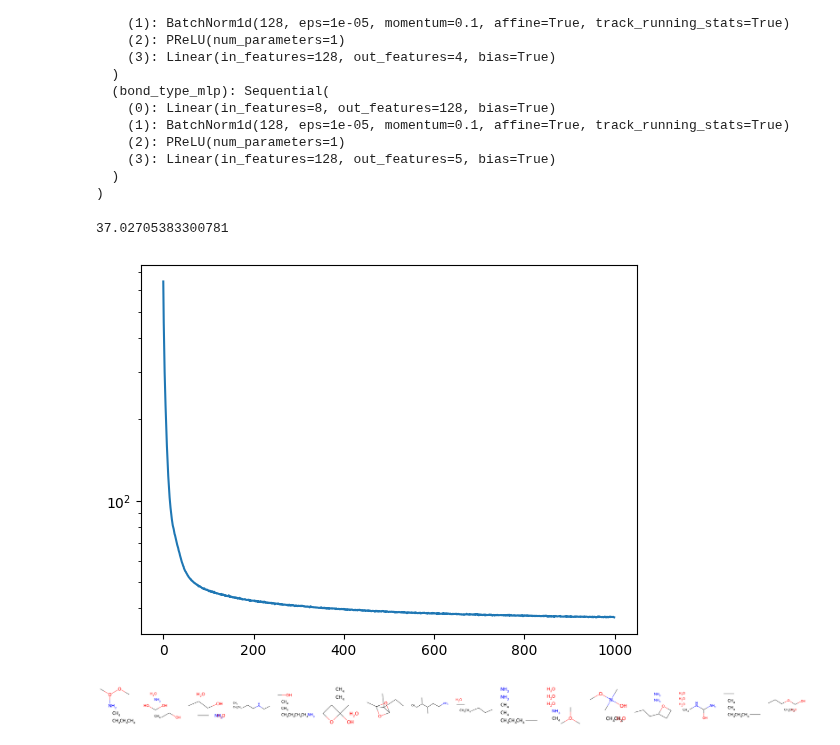
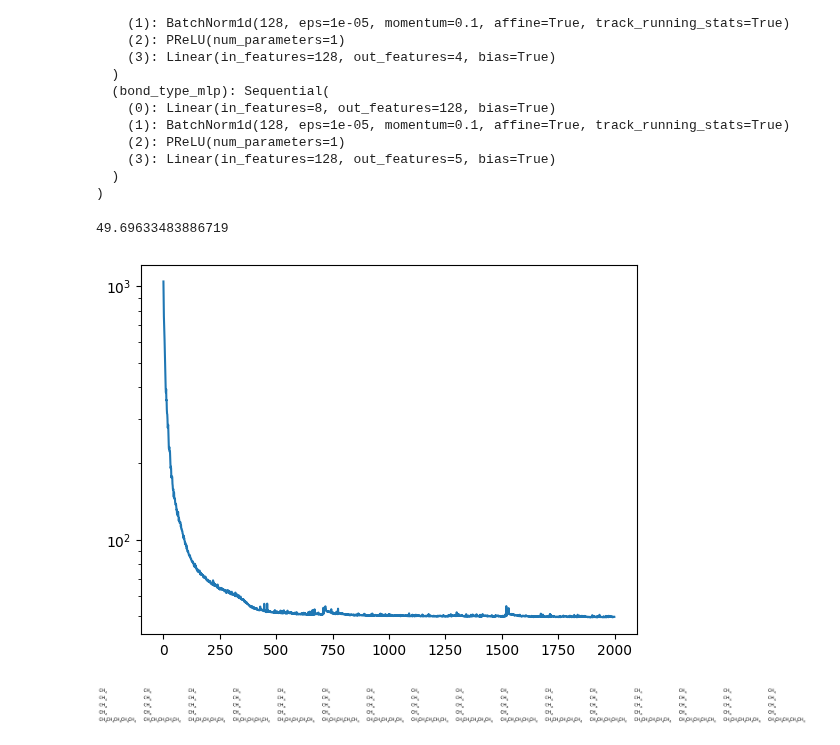
Before and after one commit to pkmtum/Molecular_Generative_Modeling, a Jupyter notebook: source/mixture_model.ipynb, the cells around one changed output. Cells and saved outputs as stored; diff of their text form; code cells hidden in the pictures.

Commit message:
Update mixture model

```diff
--- a/source/mixture_model.ipynb
+++ b/source/mixture_model.ipynb
@@ -31,13 +31,13 @@ prop_norm_df = create_or_load_property_norm_df()
 dataset = create_qm9_mixture_vae_dataset(
     device=device,
     include_hydrogen=include_hydrogen,
-    refresh_data_cache=False,
+    refresh_data_cache=True,
     properties=None,
     prop_norm_df=prop_norm_df
 )
 train_dataset, val_dataset, _ = create_qm9_data_split(dataset=dataset)
 
-batch_size = 128
+batch_size = 1
 train_loader = DataLoader(train_dataset[:batch_size], batch_size=batch_size, shuffle=True)
 val_loader = DataLoader(val_dataset, batch_size=batch_size, shuffle=False)
 
@@ -125,7 +138,7 @@ encoder_model = MixtureModelEncoder(hparams=hparams).to(device)
 decoder_model = MixtureModelDecoder(hparams=hparams).to(device)
 
 
-epochs = 1000
+epochs = 2000
 optimizer = torch.optim.Adam(params=list(encoder_model.parameters()) + list(decoder_model.parameters()), lr=1e-3, weight_decay=1e-6)
 
 encoder_model.train()
@@ -242,13 +255,13 @@ MixtureModelDecoder(
 # %%
 loss_vals[-1]
 # %% [output]
-37.02705383300781
+49.69633483886719
 # %%
 plt.plot(loss_vals)
 plt.yscale("log")
 plt.show()
 # %% [output]
-[figure, old version]
+[figure, new version]
 # %%
 def get_batch_item(batch_data: Data, i: int):
     node_mask = batch_data.batch == i
@@ -270,32 +283,33 @@ def get_batch_item(batch_data: Data, i: int):
 
     return Data(
         x=batch_data.x[node_mask],
         edge_index=edge_index,
         edge_attr=edge_attr
     )
 
 
 num_atoms = torch.tensor([9] * 16, dtype=torch.int64, device=device)
-data = decoder_model.sample(num_atoms, device)
+with torch.no_grad():
+    data = decoder_model.sample(num_atoms, device)
 
 num_molecules = len(num_atoms)
 
 fig, axs = plt.subplots(1, num_molecules, figsize=(num_molecules * 3, 3))
 if num_molecules > 1:
     axs = axs.flatten()
 
 for i in range(num_molecules):
     graph = get_batch_item(data, i)
     mol = graph_to_mol(data=graph, includes_h=include_hydrogen, validate=False)
     if num_molecules > 1:
         axis = axs[i]
     else:
         axis = axs
     axis.imshow(Draw.MolToImage(mol))
     axis.axis("off")
 
 
 plt.tight_layout()
 plt.show()
 # %% [output]
-[figure, old version]
+[figure, new version]
```
Also changed, not shown: parts of 3 cells of this notebook, 4 other files.
